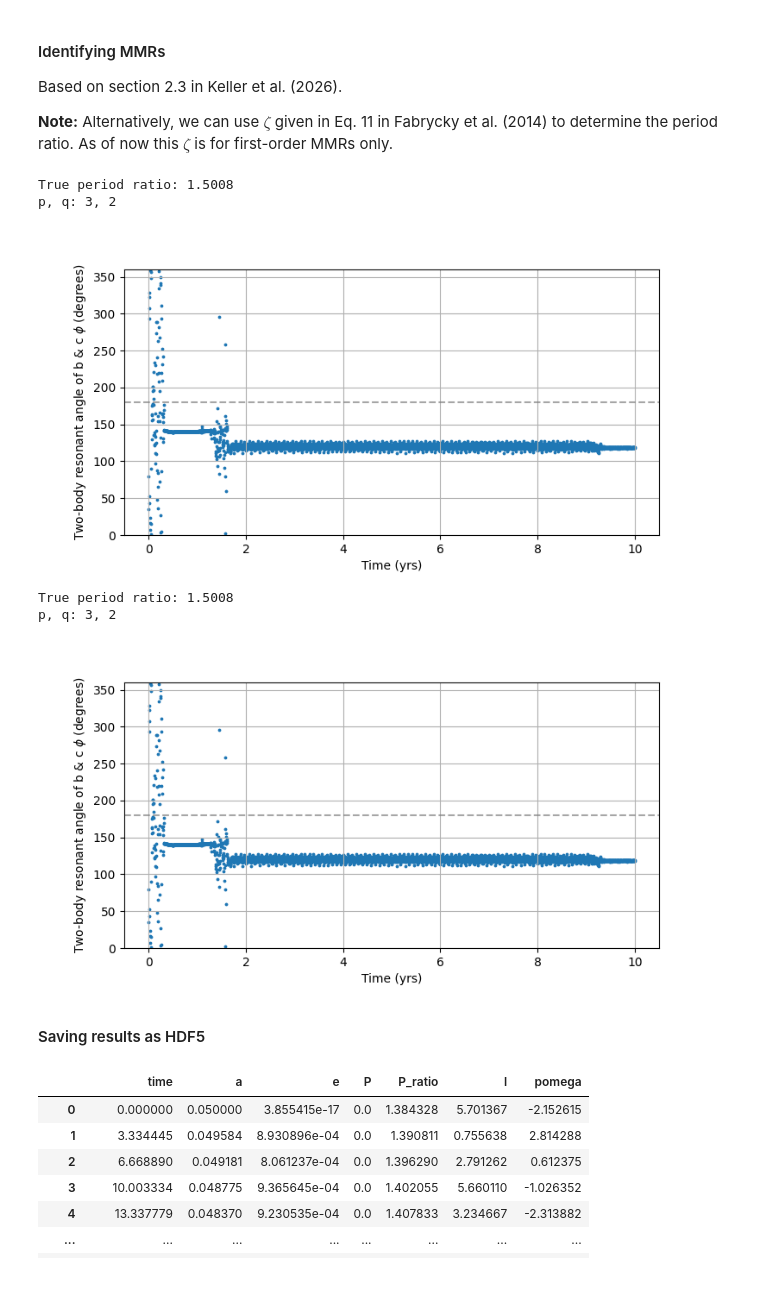
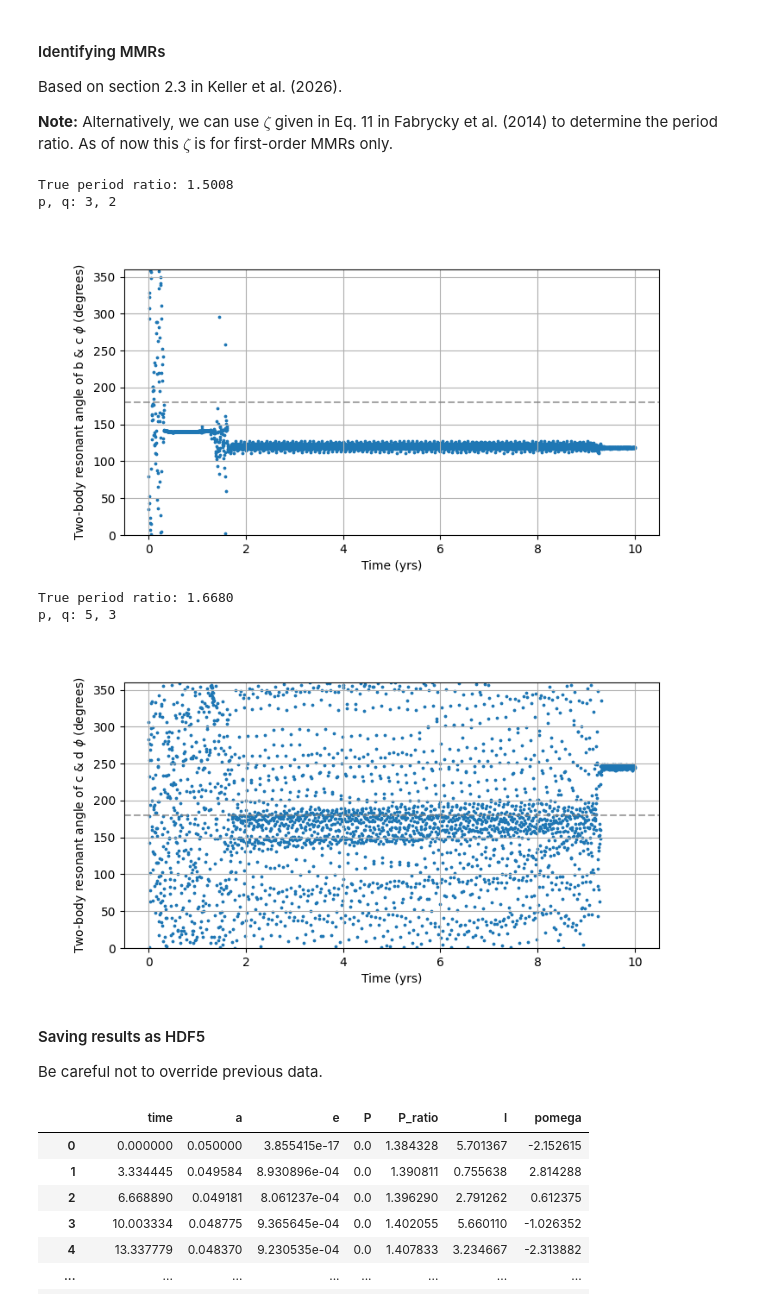
Before and after one commit to dchen10Git/uchi-exoplanets-2025, a Jupyter notebook: trappist1_keller.ipynb, the cells around one changed output. Cells and saved outputs as stored; diff of their text form; code cells hidden in the pictures.

```diff
--- a/trappist1_keller.ipynb
+++ b/trappist1_keller.ipynb
@@ -437,39 +437,40 @@ def plot_libration(b_name, c_name, d_name=None):
         plt.ylabel(f"Two-body resonant angle of {b_name} & {c_name} $\phi$ (degrees)")
         plt.ylim(0,360)
         plt.grid(True)
         plt.show()
 
     # 3BR angle
     else:
         print(f"True period ratios: b+c: {last_P('c') / last_P('b'):.4f}, c+d: {last_P('d') / last_P('c'):.4f}")
 
         # Calculate three-body resonant angle between b, c, and d
         p_bc, q_bc, p_cd, q_cd = find_best_threeBR_pq('b', 'c', 'd')
 
         assert p_bc != 100; assert p_cd != 100 # if not, then the planets are definitely not in resonance
         print(f"p_bc, q_bc, p_cd, q_cd: {p_bc}, {q_bc}, {p_cd}, {q_cd}")
         threeBR = np.rad2deg(threeBR_angle('b', 'c', 'd', p_bc, q_bc, p_cd, q_cd))
 
         plt.figure(figsize=(8,4))
         plt.scatter(stage1_times/1000, threeBR%360, s=3) # mod 360 so it wraps
         plt.axhline(180, color='gray', ls='--', alpha=0.7)
         plt.xlabel("Time (yrs)")
         plt.ylabel(f"Three-body resonant angle of {b_name}, {c_name}, & {d_name} $\phi$ (degrees)")
         plt.ylim(0,360)
         plt.grid(True)
         plt.show()
 
 plot_libration('b', 'c')
-plot_libration('b', 'c')
+plot_libration('c', 'd')
 # %% [output]
 True period ratio: 1.5008
 p, q: 3, 2
 [figure]
-True period ratio: 1.5008
-p, q: 3, 2
+True period ratio: 1.6680
+p, q: 5, 3
-[figure, old version]
+[figure, new version]
 # %% [markdown]
 #### Saving results as HDF5
+Be careful not to override previous data.
 # %%
 def save_hdf5(stage1_data, sim_id, filename="simulation_data.h5"):
     with pd.HDFStore(filename, mode="a") as store:
```
Also changed, not shown: parts of 2 cells of this notebook, 1 other file.
